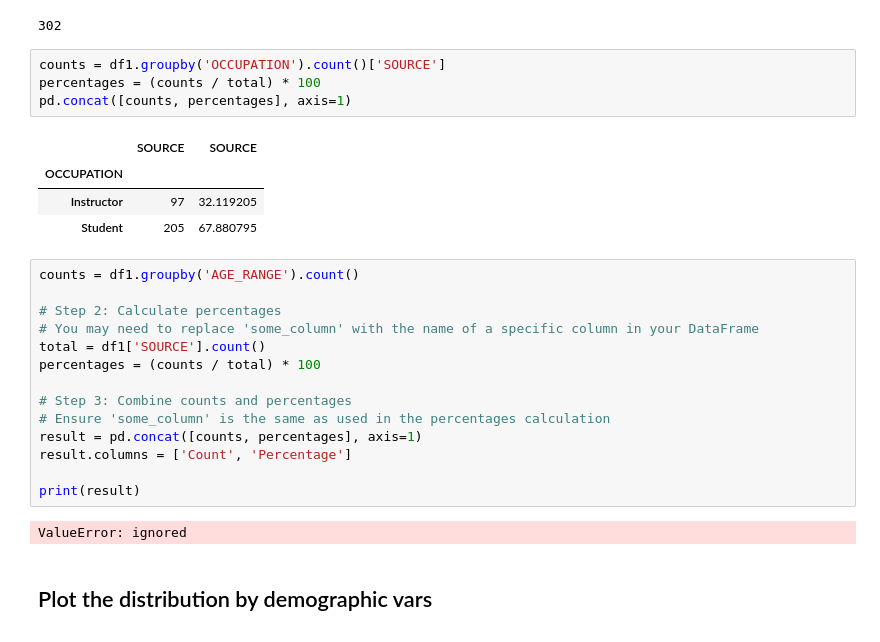
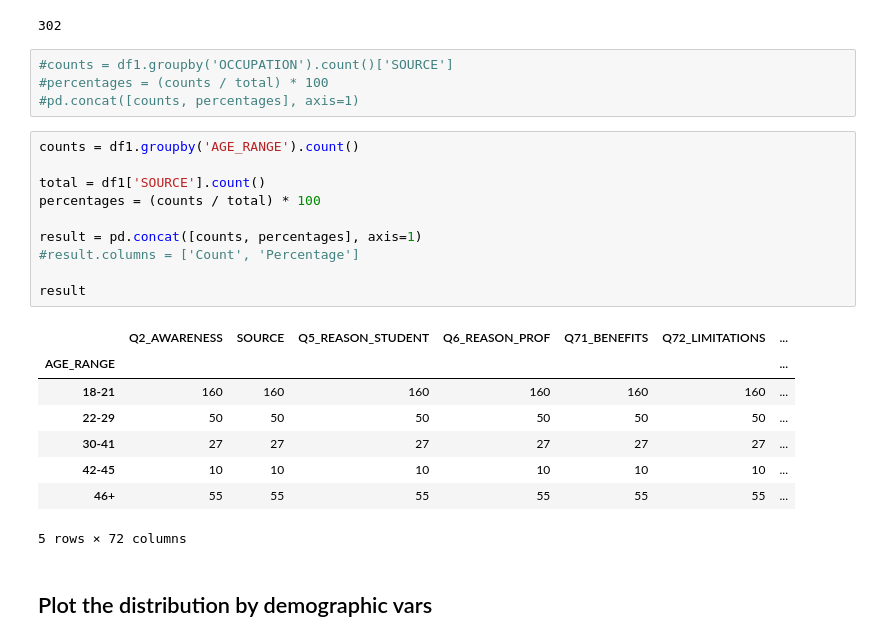
Before and after one commit to cfsarmiento/Early-Perceptions-of-Impact-of-Generative-AI-on-Higher-Education-Research, a Jupyter notebook: ChatGPT_poll_composite_vars_analysis_v2.ipynb, the cells around one changed output. Saved outputs shown, nothing was run; the diff lists cells and outputs as text.

```diff
--- a/ChatGPT_poll_composite_vars_analysis_v2.ipynb
+++ b/ChatGPT_poll_composite_vars_analysis_v2.ipynb
@@ -215,30 +212,28 @@ print(df1.shape[0])
 # %% [output]
 302
 # %%
-counts = df1.groupby('OCCUPATION').count()['SOURCE']
-percentages = (counts / total) * 100
-pd.concat([counts, percentages], axis=1)
+#counts = df1.groupby('OCCUPATION').count()['SOURCE']
+#percentages = (counts / total) * 100
+#pd.concat([counts, percentages], axis=1)
-# %% [output]
-|  | SOURCE | SOURCE |
-| OCCUPATION |  |  |
-| Instructor | 97 | 32.119205 |
-| Student | 205 | 67.880795 |
 # %%
 counts = df1.groupby('AGE_RANGE').count()
 
-# Step 2: Calculate percentages
-# You may need to replace 'some_column' with the name of a specific column in your DataFrame
 total = df1['SOURCE'].count()
 percentages = (counts / total) * 100
 
-# Step 3: Combine counts and percentages
-# Ensure 'some_column' is the same as used in the percentages calculation
 result = pd.concat([counts, percentages], axis=1)
-result.columns = ['Count', 'Percentage']
+#result.columns = ['Count', 'Percentage']
 
-print(result)
+result
 # %% [output]
+|  | Q2_AWARENESS | SOURCE | Q5_REASON_STUDENT | Q6_REASON_PROF | Q71_BENEFITS | Q72_LIMITATIONS | ... |
+| AGE_RANGE |  |  |  |  |  |  | ... |
+| 18-21 | 160 | 160 | 160 | 160 | 160 | 160 | ... |
+| 22-29 | 50 | 50 | 50 | 50 | 50 | 50 | ... |
+| 30-41 | 27 | 27 | 27 | 27 | 27 | 27 | ... |
+| 42-45 | 10 | 10 | 10 | 10 | 10 | 10 | ... |
+| 46+ | 55 | 55 | 55 | 55 | 55 | 55 | ... |
-ValueError: ignored
+5 rows × 72 columns
 # %% [markdown]
 ## Plot  the distribution by demographic vars
 # %%
```
Also changed, not shown: parts of 17 cells of this notebook.
